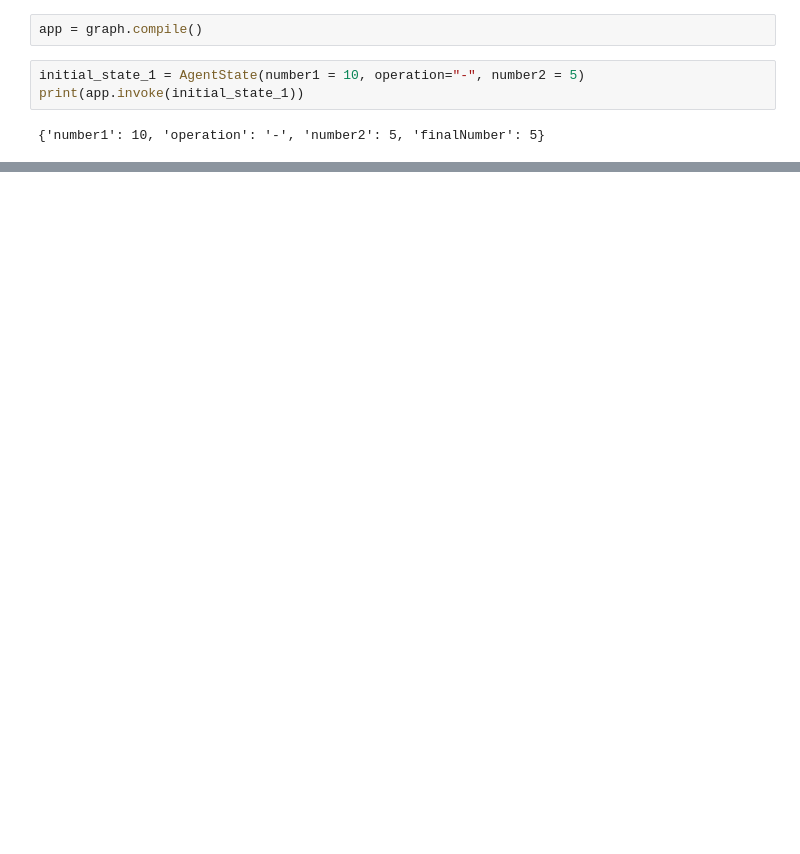
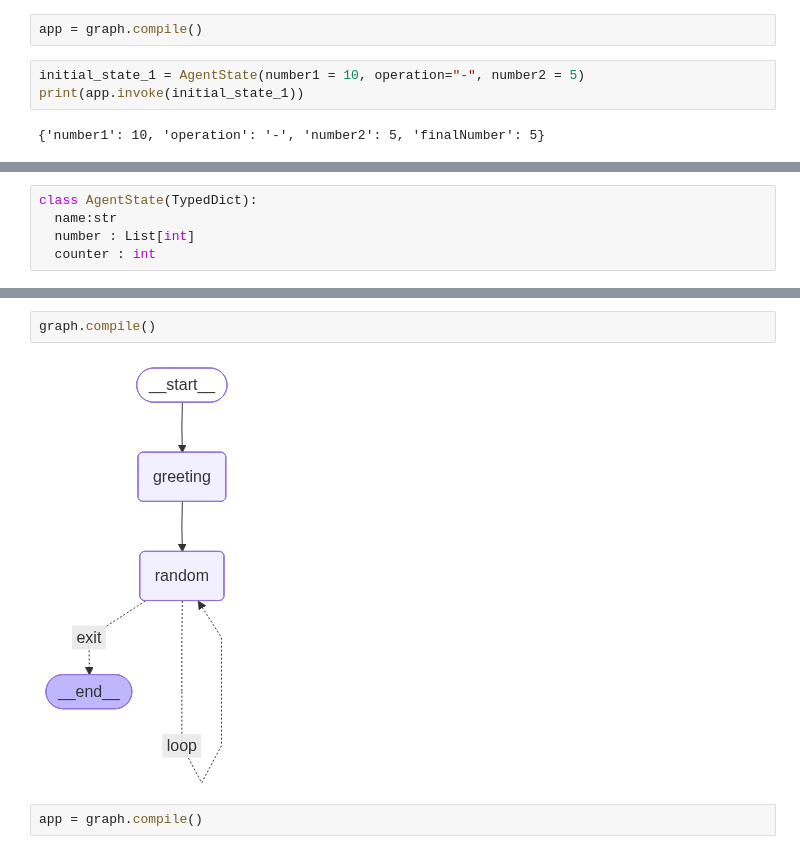
Before and after one commit to kuntal14/Uderstanding_LangGraph, a Jupyter notebook: LangGraph00.ipynb, the cells around one changed output, grey strips where cells are left out. Saved outputs shown, nothing was run; the diff lists cells and outputs as text; blank space fills up the shorter version.

```diff
--- a/LangGraph00.ipynb
+++ b/LangGraph00.ipynb
@@ -186,0 +193,5 @@ print(app.invoke(initial_state_1))
+# %%
+class AgentState(TypedDict):
+  name:str
+  number : List[int]
+  counter : int
@@ -186,0 +247,6 @@ print(app.invoke(initial_state_1))
+# %%
+graph.compile()
+# %% [output]
+[figure, added]
+# %%
+app = graph.compile()
```
Also changed, not shown: parts of 10 cells of this notebook.
